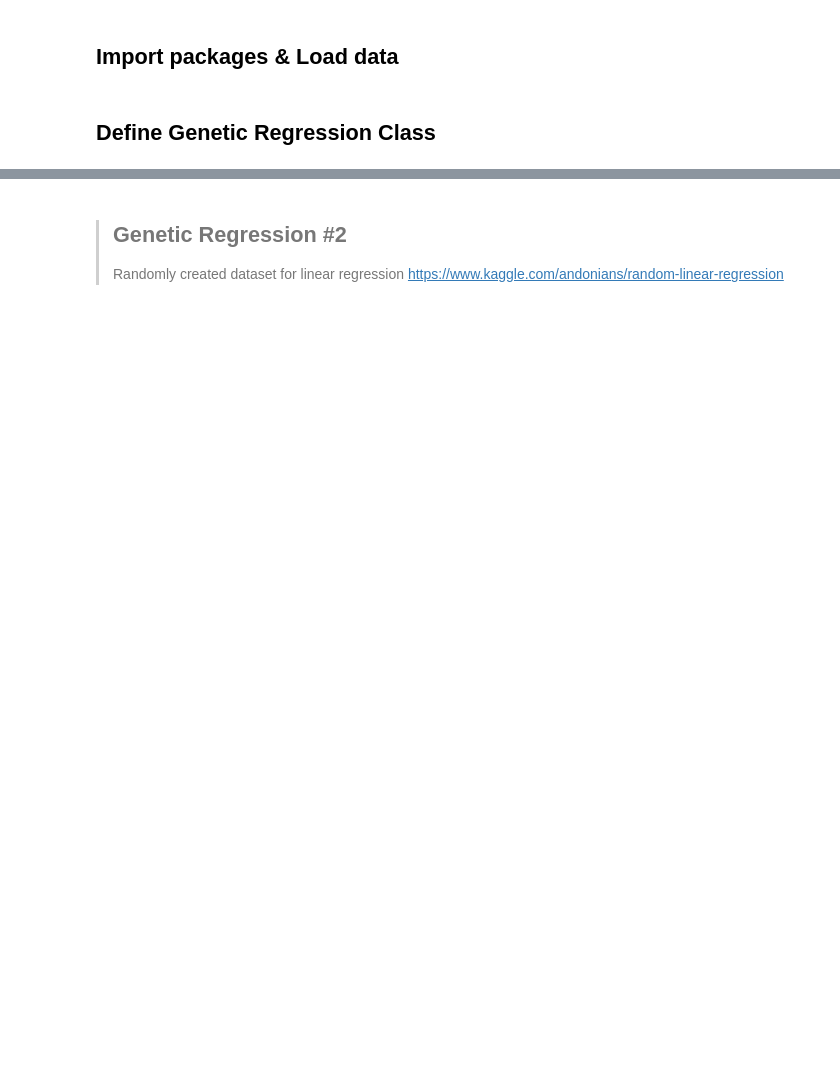
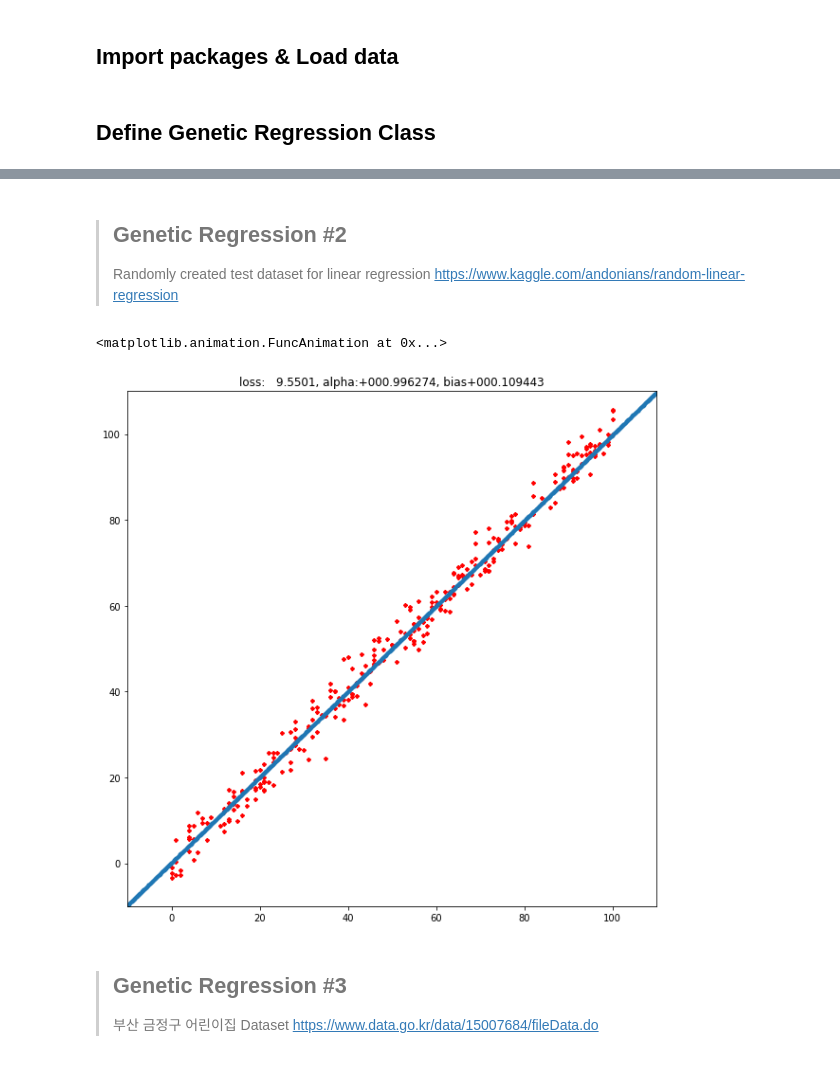
Before and after one commit to kusakina0608/Python, a Jupyter notebook: GeneticRegression/GeneticRegression.ipynb, the cells around one changed output, grey strips where cells are left out. Drawn from its saved outputs; the diff is of its cells as text; code cells hidden in the pictures; blank space fills up the shorter version.

```diff
--- a/GeneticRegression/GeneticRegression.ipynb
+++ b/GeneticRegression/GeneticRegression.ipynb
@@ -202,14 +205,31 @@ Generation  6 ____________________________________
 # %% [markdown]
 > ## Genetic Regression #2
-> Randomly created dataset for linear regression
+> Randomly created test dataset for linear regression
 > https://www.kaggle.com/andonians/random-linear-regression
 # %%
-population = 2000
+population = 100
 mutation_rate = 0.1
-train = pd.read_csv(os.path.join('./input', 'train.csv'))
-test = pd.read_csv(os.path.join('./input', 'test.csv'))
+dataset = pd.read_csv(os.path.join('./input', 'RandomlyCreatedDatasetTest.csv'))
 stop = 10
-# https://www.kaggle.com/andonians/random-linear-regression
+x = dataset['x']
+y = dataset['y']
+axis = [-10, 110, -10, 110]
 
-gr = GeneticRegression(population, mutation_rate, train, test, stop)
-gr.fit()
+gr = GeneticRegression(population, mutation_rate, x, y)
+gr.fit(stop)
+# %%
+fig, ax = plt.subplots(figsize=(10, 10))
+line, = ax.plot([], [], ".");
+ax.set_xlim((axis[0], axis[1]))
+ax.set_ylim((axis[2], axis[3]))
+
+anim = animation.FuncAnimation(fig, animate, frames=gr.generation-1, interval=100, blit=True)
+rc('animation', html='html5')
+anim
+# %% [output]
+<matplotlib.animation.FuncAnimation at 0x...>
+[figure, added]
+# %% [markdown]
+> ## Genetic Regression #3
+> 부산 금정구 어린이집 Dataset
+> https://www.data.go.kr/data/15007684/fileData.do
```
Also changed, not shown: parts of 11 cells of this notebook.
